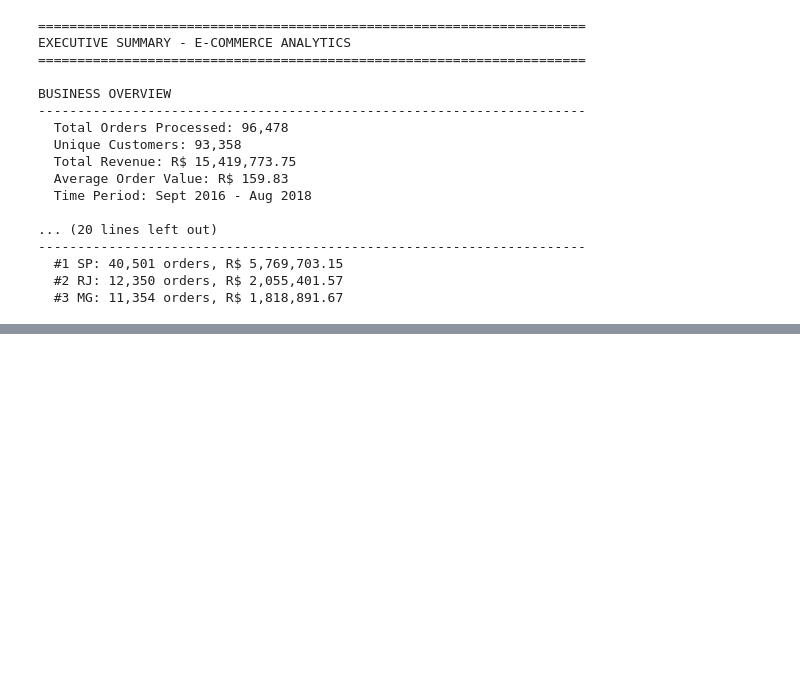
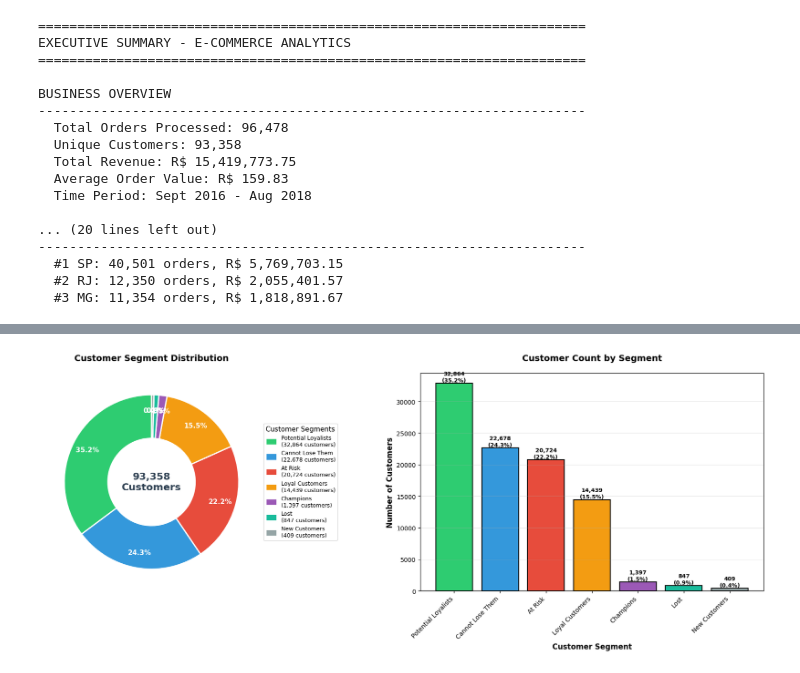
Before and after one commit to RobertB-38/ecommerce-analytics-pipeline, a Jupyter notebook: 03_advanced_analytics.ipynb, the cells around one changed output, grey strips where cells are left out. Drawn from its saved outputs; the diff is of its cells as text; code cells hidden in the pictures; blank space fills up the shorter version.

```diff
--- a/03_advanced_analytics.ipynb
+++ b/03_advanced_analytics.ipynb
@@ -563,0 +677,91 @@ BUSINESS OVERVIEW
+# %%
+print("\n" + "="*70)
+print("CUSTOMER SEGMENT DISTRIBUTION VISUALIZATION")
+print("="*70 + "\n")
+
+# Convert to Pandas for visualization
+segment_dist = customer_rfm.groupBy("customer_segment").count().toPandas()
+
+# Sort by count descending
+segment_dist = segment_dist.sort_values('count', ascending=False)
+
+# Calculate percentages
+segment_dist['percentage'] = (segment_dist['count'] / segment_dist['count'].sum()) * 100
+
+# Create figure
+fig, (ax1, ax2) = plt.subplots(1, 2, figsize=(18, 7))
+
+# Donut Chart
+colors = ['#2ecc71', '#3498db', '#e74c3c', '#f39c12', '#9b59b6', '#1abc9c', '#95a5a6']
+
+# Create donut chart
+wedges, texts, autotexts = ax1.pie(
+    segment_dist['count'],
+    labels=None,
+    autopct='%1.1f%%',
+    startangle=90,
+    colors=colors,
+    textprops={'fontsize': 11, 'weight': 'bold', 'color': 'white'},
+    pctdistance=0.82,
+    wedgeprops=dict(width=0.5, edgecolor='white', linewidth=2)
+)
+
+# Add center text
+centre_circle = plt.Circle((0, 0), 0.50, fc='white')
+ax1.add_artist(centre_circle)
+ax1.text(0, 0, '93,358\nCustomers', ha='center', va='center',
+         fontsize=16, weight='bold', color='#2c3e50')
+
+# Add legend with counts
+legend_labels = [f"{seg}\n({cnt:,} customers)"
+                for seg, cnt in zip(segment_dist['customer_segment'], segment_dist['count'])]
+ax1.legend(wedges, legend_labels,
+          title="Customer Segments",
+          loc="center left",
+          bbox_to_anchor=(1, 0, 0.5, 1),
+          fontsize=9,
+          title_fontsize=11,
+          frameon=True,
+          handlelength=2,
+          handleheight=1.5)
+
+ax1.set_title('Customer Segment Distribution',
+              fontsize=14, weight='bold', pad=20)
+
+# Bar Chart
+bars = ax2.bar(range(len(segment_dist)), segment_dist['count'],
+               color=colors, edgecolor='black', linewidth=1.5)
+
+ax2.set_xlabel('Customer Segment', fontsize=12, weight='bold')
+ax2.set_ylabel('Number of Customers', fontsize=12, weight='bold')
+ax2.set_title('Customer Count by Segment', fontsize=14, weight='bold', pad=20)
+ax2.set_xticks(range(len(segment_dist)))
+ax2.set_xticklabels(segment_dist['customer_segment'], rotation=45, ha='right')
+ax2.grid(axis='y', alpha=0.3)
+
+# Add value labels on bars
+for i, (bar, count, pct) in enumerate(zip(bars, segment_dist['count'], segment_dist['percentage'])):
+    height = bar.get_height()
+    ax2.text(bar.get_x() + bar.get_width()/2., height,
+            f'{int(count):,}\n({pct:.1f}%)',
+            ha='center', va='bottom', fontsize=9, weight='bold')
+
+plt.tight_layout()
+plt.savefig('/Users/robert/Desktop/ecommerce-pipeline/outputs/visualizations/customer_segments.png', dpi=300, bbox_inches='tight')
+plt.show()
+
+print("Visualization saved to: outputs/visualizations/customer_segments.png")  # ADD THIS
+
+print("Customer segment visualization complete")
+
+# Print detailed breakdown
+print("\nDetailed Segment Breakdown:")
+print(f"{'Segment':<25} {'Count':>10} {'Percentage':>12}")
+print("-" * 50)
+for _, row in segment_dist.iterrows():
+    print(f"{row['customer_segment']:<25} {row['count']:>10,} {row['percentage']:>11.1f}%")
+print("-" * 50)
+print(f"{'TOTAL':<25} {segment_dist['count'].sum():>10,} {segment_dist['percentage'].sum():>11.1f}%")
+
+print(f"\nKey Insight: Top 3 segments represent {segment_dist.head(3)['percentage'].sum():.1f}% of customer base")
+# %% [output]
@@ -563,0 +771 @@ BUSINESS OVERVIEW
+[figure, added]
```
Also changed, not shown: parts of 13 cells of this notebook, 5 other files.
